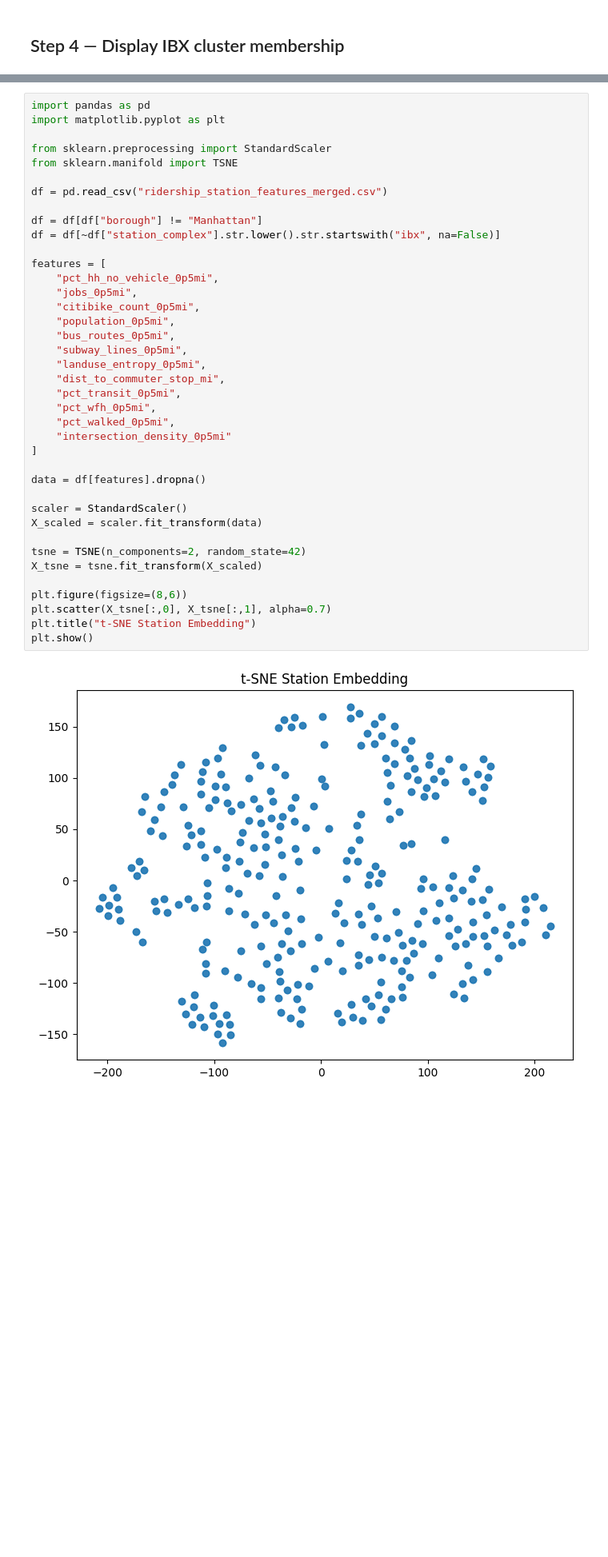
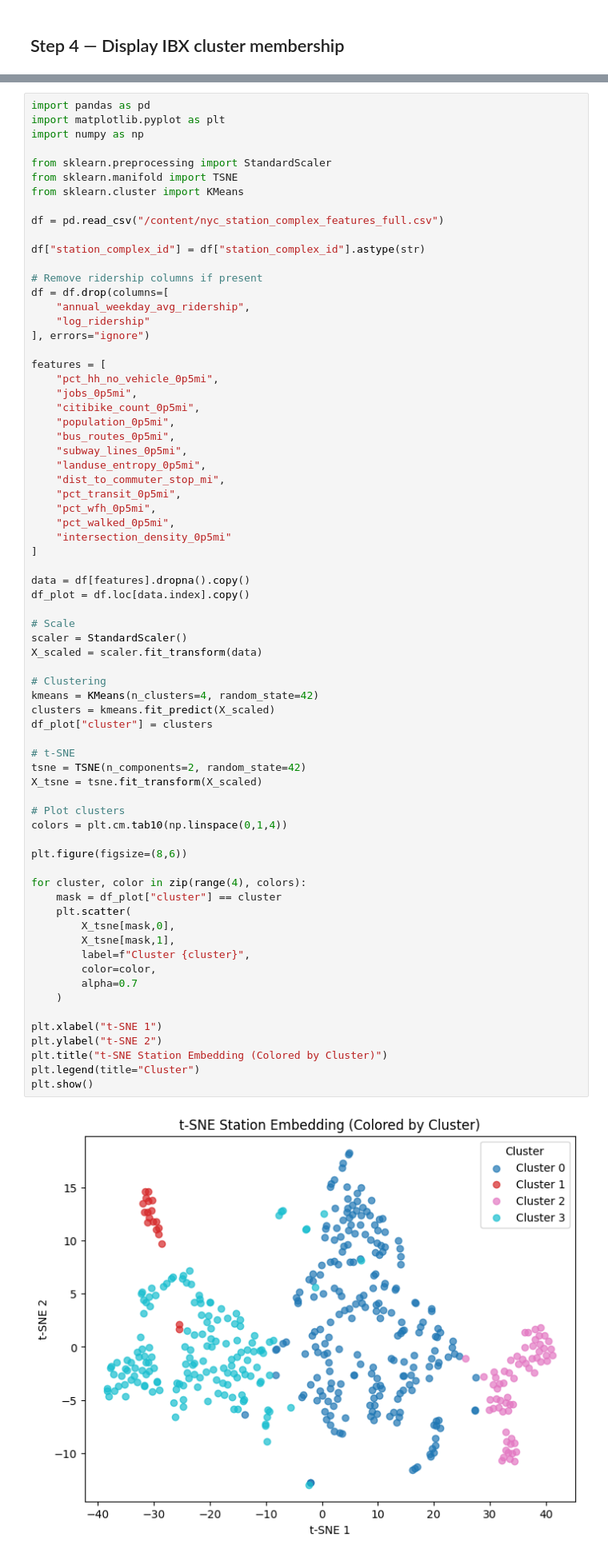
Before and after one commit to hawa1983/Capstone, a Jupyter notebook: ibx_capstone_v4.ipynb, the cells around one changed output, grey strips where cells are left out. Shown at 80% size. Cells and saved outputs as stored; diff of their text form; blank space fills up the shorter version.

```diff
--- a/ibx_capstone_v4.ipynb
+++ b/ibx_capstone_v4.ipynb
@@ -9276,41 +9312,72 @@ These show nonlinear structure in the data.
 # %%
 import pandas as pd
 import matplotlib.pyplot as plt
+import numpy as np
 
 from sklearn.preprocessing import StandardScaler
 from sklearn.manifold import TSNE
+from sklearn.cluster import KMeans
 
-df = pd.read_csv("ridership_station_features_merged.csv")
+df = pd.read_csv("/content/nyc_station_complex_features_full.csv")
 
-df = df[df["borough"] != "Manhattan"]
-df = df[~df["station_complex"].str.lower().str.startswith("ibx", na=False)]
+df["station_complex_id"] = df["station_complex_id"].astype(str)
+
+# Remove ridership columns if present
+df = df.drop(columns=[
+    "annual_weekday_avg_ridership",
+    "log_ridership"
+], errors="ignore")
 
 features = [
     "pct_hh_no_vehicle_0p5mi",
     "jobs_0p5mi",
     "citibike_count_0p5mi",
     "population_0p5mi",
     "bus_routes_0p5mi",
     "subway_lines_0p5mi",
     "landuse_entropy_0p5mi",
     "dist_to_commuter_stop_mi",
     "pct_transit_0p5mi",
     "pct_wfh_0p5mi",
     "pct_walked_0p5mi",
     "intersection_density_0p5mi"
 ]
 
-data = df[features].dropna()
+data = df[features].dropna().copy()
+df_plot = df.loc[data.index].copy()
 
+# Scale
 scaler = StandardScaler()
 X_scaled = scaler.fit_transform(data)
 
+# Clustering
+kmeans = KMeans(n_clusters=4, random_state=42)
+clusters = kmeans.fit_predict(X_scaled)
+df_plot["cluster"] = clusters
+
+# t-SNE
 tsne = TSNE(n_components=2, random_state=42)
 X_tsne = tsne.fit_transform(X_scaled)
 
+# Plot clusters
+colors = plt.cm.tab10(np.linspace(0,1,4))
+
 plt.figure(figsize=(8,6))
-plt.scatter(X_tsne[:,0], X_tsne[:,1], alpha=0.7)
-plt.title("t-SNE Station Embedding")
+
+for cluster, color in zip(range(4), colors):
+    mask = df_plot["cluster"] == cluster
+    plt.scatter(
+        X_tsne[mask,0],
+        X_tsne[mask,1],
+        label=f"Cluster {cluster}",
+        color=color,
+        alpha=0.7
+    )
+
+plt.xlabel("t-SNE 1")
+plt.ylabel("t-SNE 2")
+plt.title("t-SNE Station Embedding (Colored by Cluster)")
+plt.legend(title="Cluster")
 plt.show()
 # %% [output]
-[figure, old version]
+[figure, new version]
```
Also changed, not shown: parts of 26 cells of this notebook.
